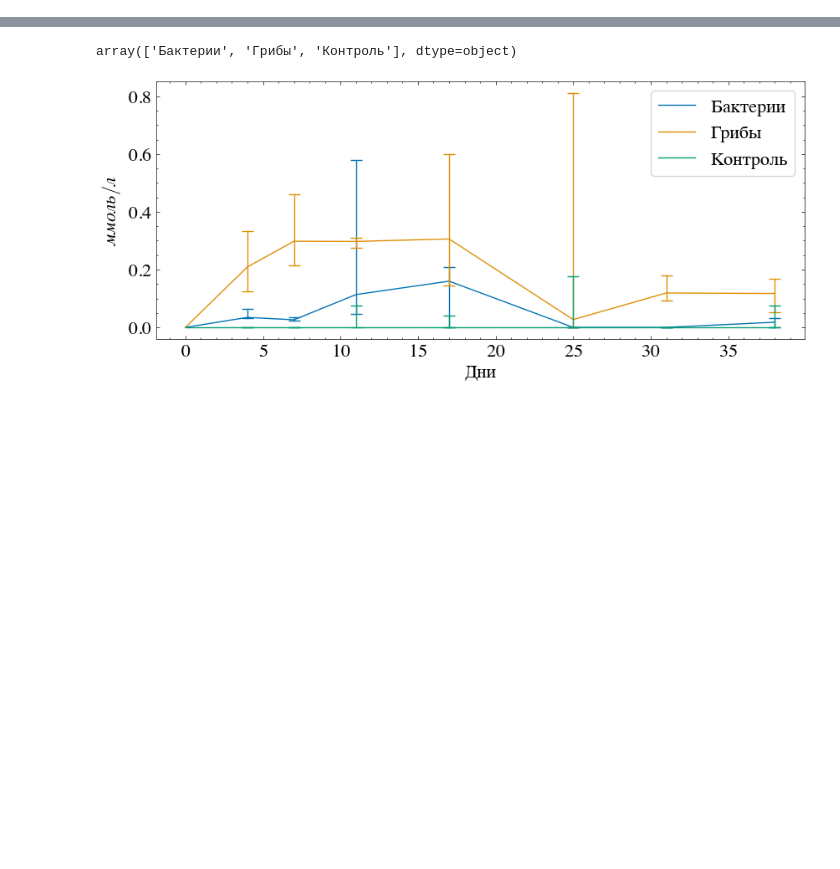
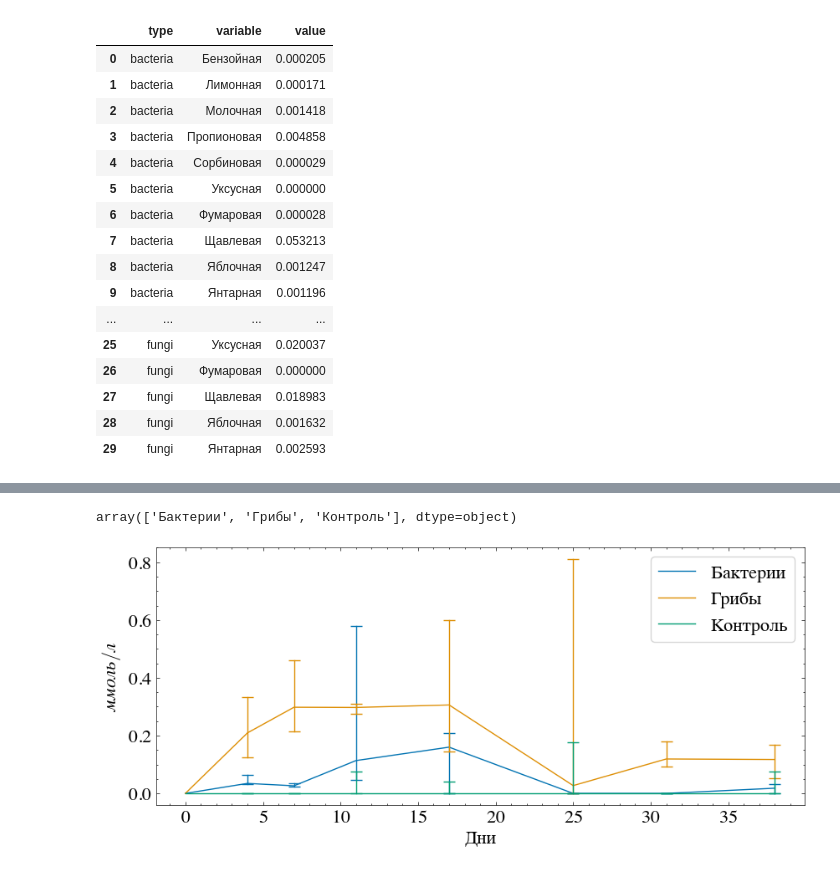
Before and after one commit to mishagrol/clay_minerals, a Jupyter notebook: notebooks/OrganicAcids.ipynb, the cells around one changed output, grey strips where cells are left out. Drawn from its saved outputs; the diff is of its cells as text; code cells hidden in the pictures; blank space fills up the shorter version.

```diff
--- a/notebooks/OrganicAcids.ipynb
+++ b/notebooks/OrganicAcids.ipynb
@@ -19,3 +21,5 @@ LANGUAGE = "RU"
 # %%
 df = pd.read_excel('../data/organic_acids.xlsx', sheet_name='Лист1')
 df = df.drop(columns=['Code'])
+# %%
+df = df.round(4)
@@ -30,4 +50,4 @@ Index(['type', 'days', 'Щавлевая', 'Фумаровая', 'Янтарна
 df_melted = pd.melt(df, id_vars= ['type', 'days'],
         value_vars=['Щавлевая', 'Фумаровая', 'Янтарная', 'Яблочная',
        'Лимонная', 'Уксусная', 'Пропионовая', 'Молочная', 'Бензойная',
-       'Сорбиновая','Sum'])
+       'Сорбиновая'])
@@ -33,0 +63,20 @@ df_melted = pd.melt(df, id_vars= ['type', 'days'],
+# %%
+for_plot
+# %% [output]
+|  | type | variable | value |
+| 0 | bacteria | Бензойная | 0.000205 |
+| 1 | bacteria | Лимонная | 0.000171 |
+| 2 | bacteria | Молочная | 0.001418 |
+| 3 | bacteria | Пропионовая | 0.004858 |
+| 4 | bacteria | Сорбиновая | 0.000029 |
+| 5 | bacteria | Уксусная | 0.000000 |
+| 6 | bacteria | Фумаровая | 0.000028 |
+| 7 | bacteria | Щавлевая | 0.053213 |
+| 8 | bacteria | Яблочная | 0.001247 |
+| 9 | bacteria | Янтарная | 0.001196 |
+| ... | ... | ... | ... |
+| 25 | fungi | Уксусная | 0.020037 |
+| 26 | fungi | Фумаровая | 0.000000 |
+| 27 | fungi | Щавлевая | 0.018983 |
+| 28 | fungi | Яблочная | 0.001632 |
+| 29 | fungi | Янтарная | 0.002593 |
```
Also changed, not shown: parts of 15 cells of this notebook.
